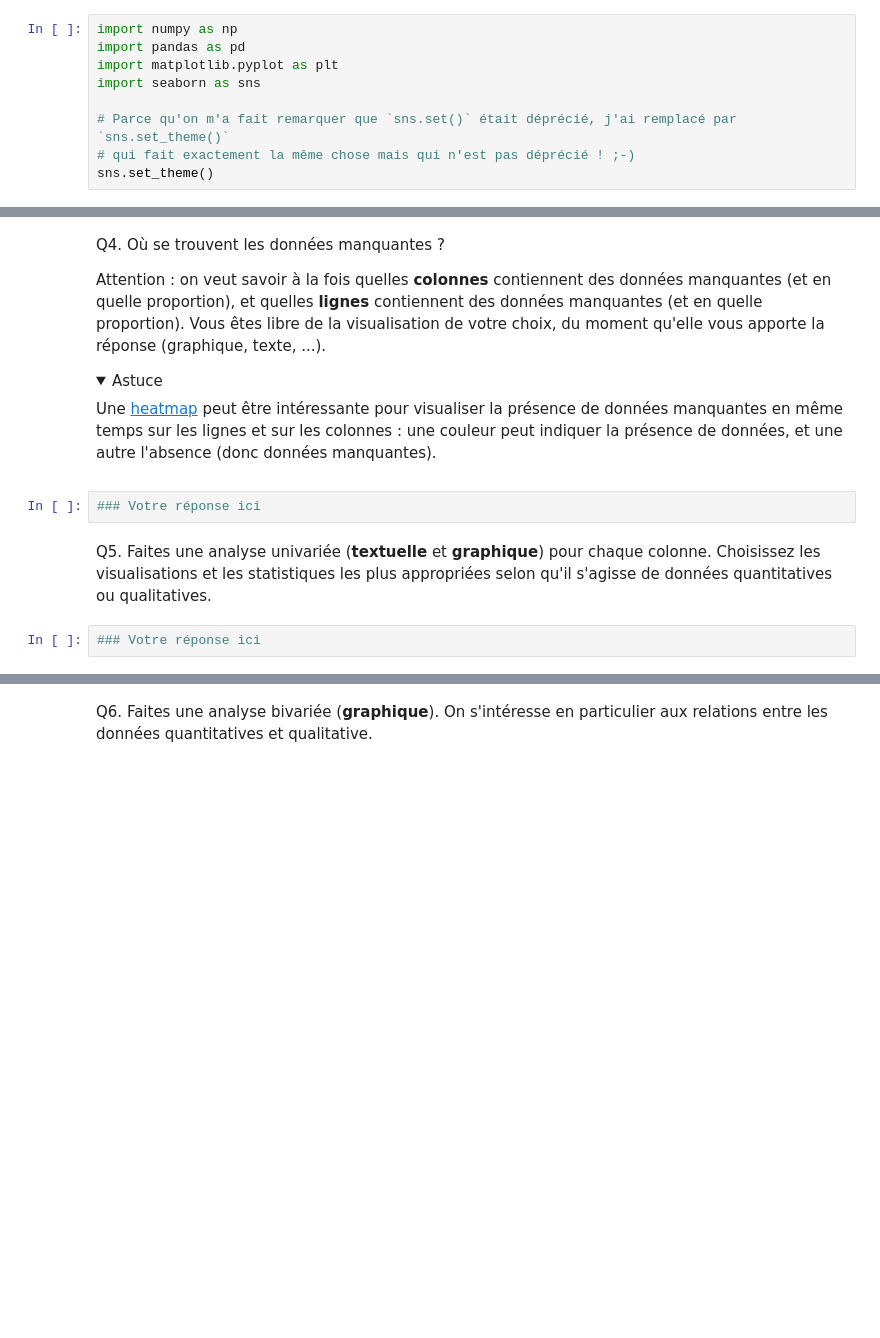
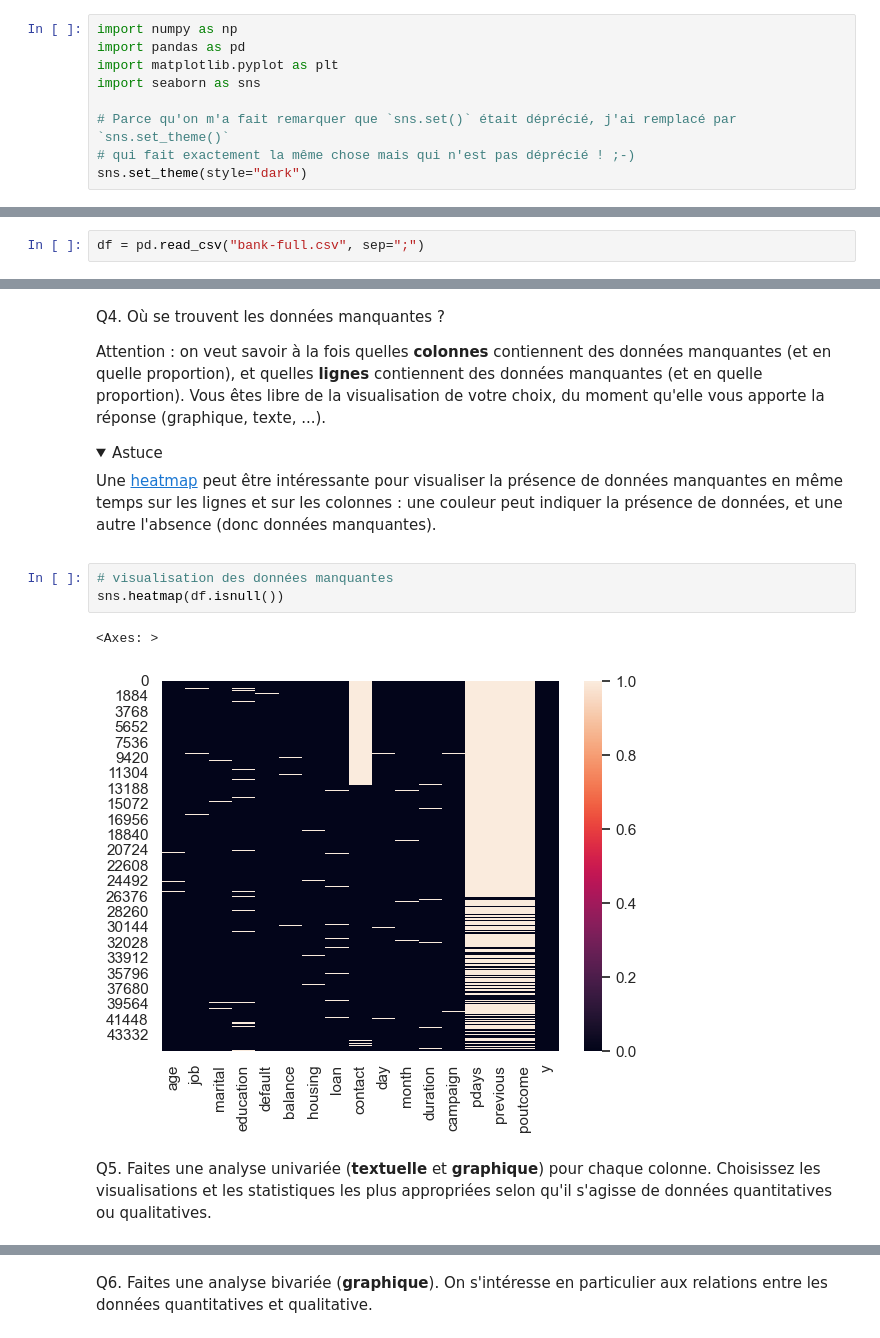
Before and after one commit to jo-pouradier/machine-learning-cpe, a Jupyter notebook: tp2.ipynb, the cells around one changed output, grey strips where cells are left out. Cells and saved outputs as stored; diff of their text form; folded sections open; blank space fills up the shorter version.

```diff
--- a/tp2.ipynb
+++ b/tp2.ipynb
@@ -45,7 +45,7 @@ import seaborn as sns
 
 # Parce qu'on m'a fait remarquer que `sns.set()` était déprécié, j'ai remplacé par `sns.set_theme()`
 # qui fait exactement la même chose mais qui n'est pas déprécié ! ;-)
-sns.set_theme()
+sns.set_theme(style="dark")
 # %% [markdown]
 ## Exercice 1 : Analyse Exploratoire des Données (EDA)
 
@@ -63,2 +61,4 @@ Si le DataFrame ne semble pas cohérent, regardez d'abord le CSV pour en déduir
+# %%
+df = pd.read_csv("bank-full.csv", sep=";")
 # %% [markdown]
 Q2. Quelle est la taille de ce *dataset* ? (nombre de lignes, nombre de colonnes)
@@ -79,9 +100,11 @@ Vous êtes libre de la visualisation de votre choix, du moment qu'elle vous appo
 
 Une [heatmap](https://seaborn.pydata.org/generated/seaborn.heatmap.html) peut être intéressante pour visualiser la présence de données manquantes en même temps sur les lignes et sur les colonnes : une couleur peut indiquer la présence de données, et une autre l'absence (donc données manquantes).
 </details
-# %%
-### Votre réponse ici
+# %%
+# visualisation des données manquantes
+sns.heatmap(df.isnull())
+# %% [output]
+<Axes: >
+[figure, added]
 # %% [markdown]
 Q5. Faites une analyse univariée (**textuelle** et **graphique**) pour chaque colonne. Choisissez les visualisations et les statistiques les plus appropriées selon qu'il s'agisse de données quantitatives ou qualitatives.
-# %%
-### Votre réponse ici
```
Also changed, not shown: parts of 20 cells of this notebook.
